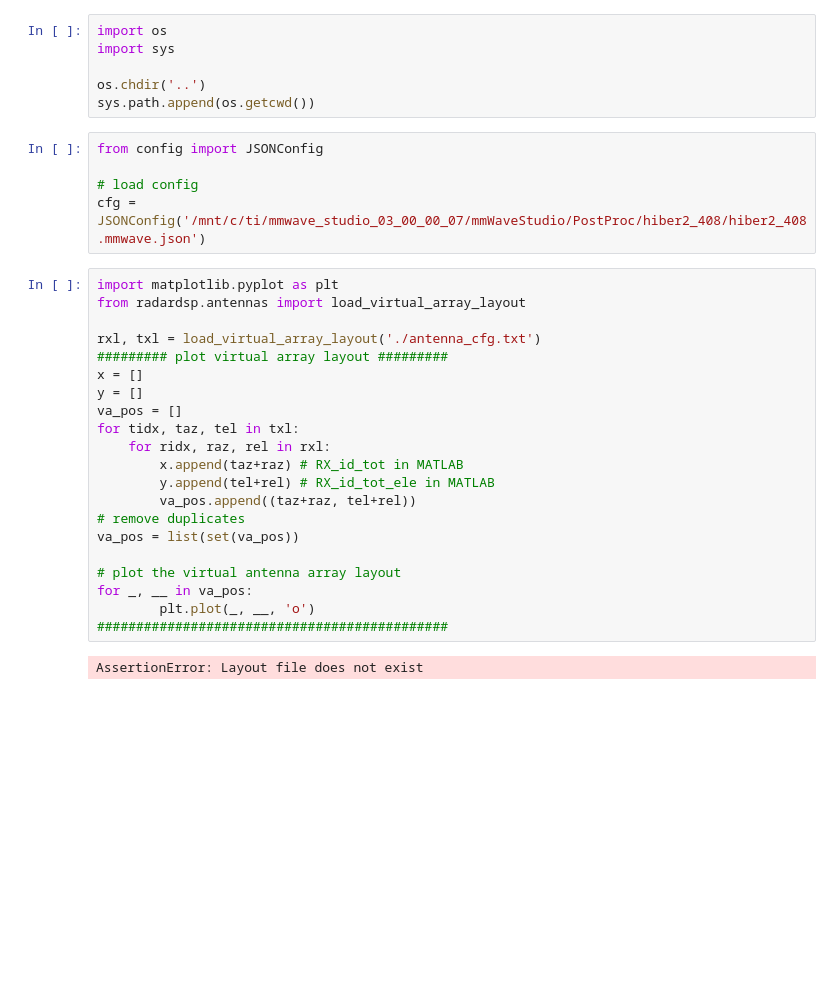
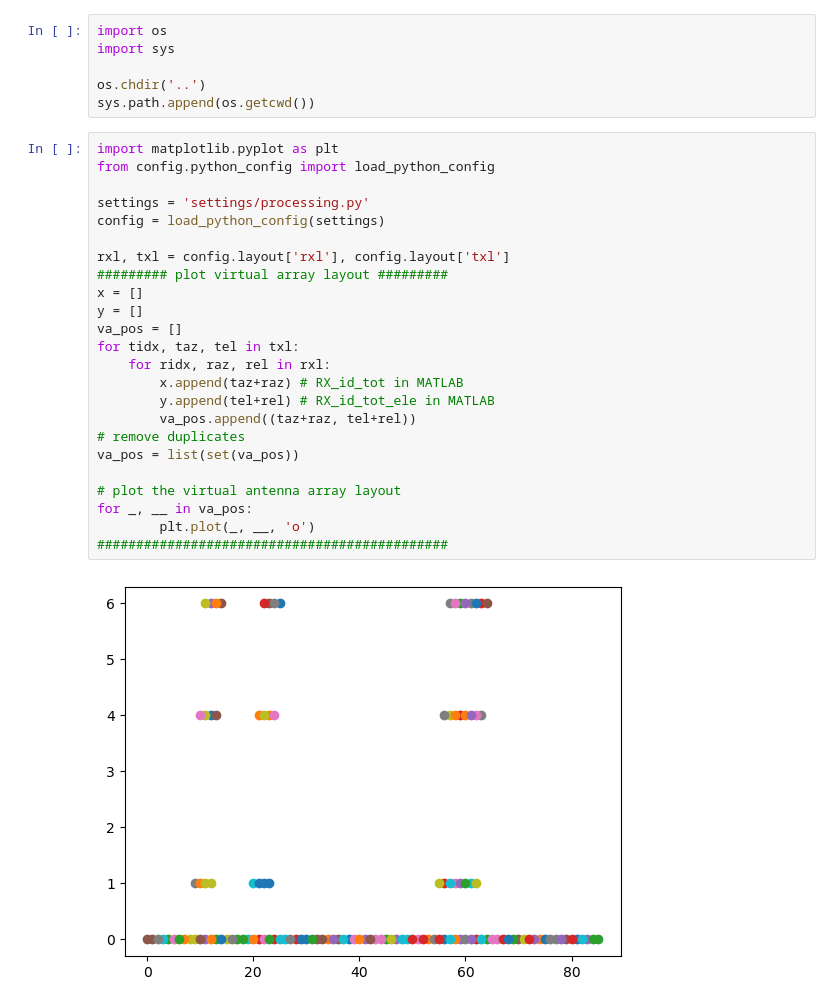
Before and after one commit to thinszx/radartools, a Jupyter notebook: examples/layout.ipynb, the cells around one changed output. Saved outputs shown, nothing was run; the diff lists cells and outputs as text; blank space fills up the shorter version.

Commit message:
feat: add layout.ipynb example

```diff
--- a/examples/layout.ipynb
+++ b/examples/layout.ipynb
@@ -4,31 +4,29 @@ import sys
 
 os.chdir('..')
 sys.path.append(os.getcwd())
-# %%
-from config import JSONConfig
-
-# load config
-cfg = JSONConfig('/mnt/c/ti/mmwave_studio_03_00_00_07/mmWaveStudio/PostProc/hiber2_408/hiber2_408.mmwave.json')
 # %%
 import matplotlib.pyplot as plt
-from radardsp.antennas import load_virtual_array_layout
+from config.python_config import load_python_config
 
-rxl, txl = load_virtual_array_layout('./antenna_cfg.txt')
+settings = 'settings/processing.py'
+config = load_python_config(settings)
+
+rxl, txl = config.layout['rxl'], config.layout['txl']
 ######### plot virtual array layout #########
 x = []
 y = []
 va_pos = []
 for tidx, taz, tel in txl:
     for ridx, raz, rel in rxl:
         x.append(taz+raz) # RX_id_tot in MATLAB
         y.append(tel+rel) # RX_id_tot_ele in MATLAB
         va_pos.append((taz+raz, tel+rel))
 # remove duplicates
 va_pos = list(set(va_pos))
 
 # plot the virtual antenna array layout
 for _, __ in va_pos:
         plt.plot(_, __, 'o')
 #############################################
 # %% [output]
-AssertionError: Layout file does not exist
+[figure, added]
```
Also changed, not shown: parts of 3 cells of this notebook.
